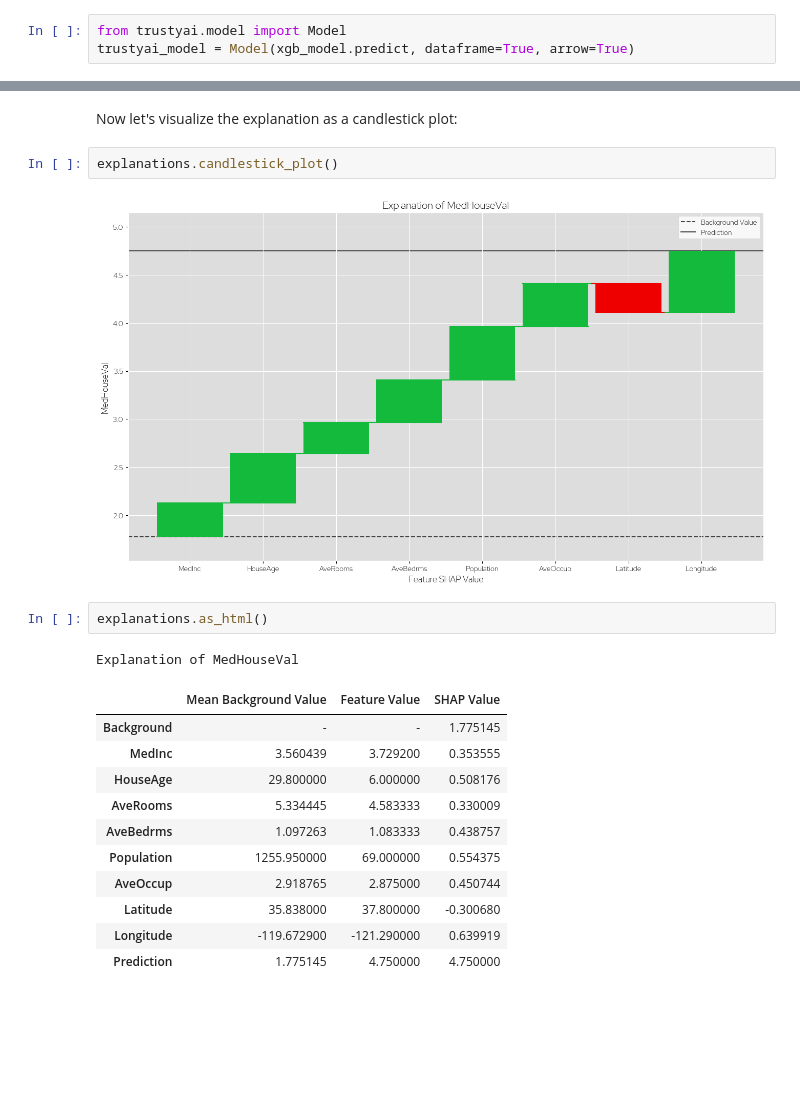
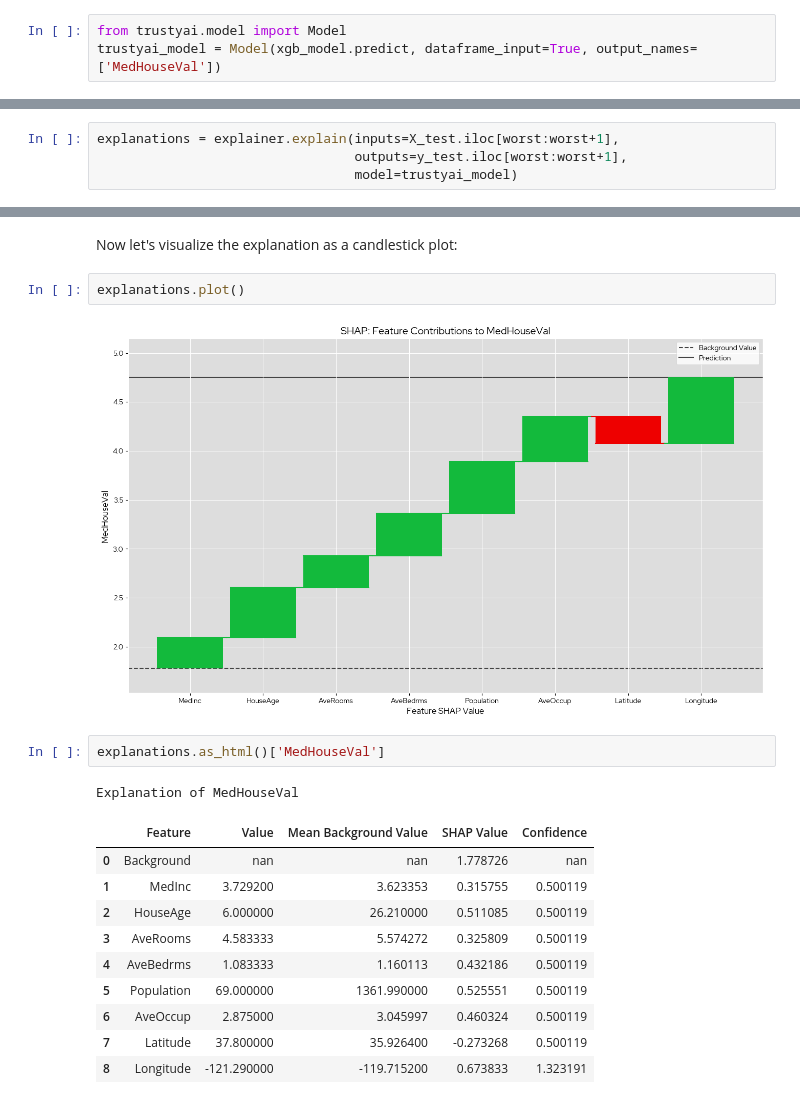
Before and after one commit to trustyai-explainability/trustyai-explainability-python-examples, a Jupyter notebook: examples/SHAP.ipynb, the cells around one changed output, grey strips where cells are left out. Drawn from its saved outputs; the diff is of its cells as text; blank space fills up the shorter version.

```diff
--- a/examples/SHAP.ipynb
+++ b/examples/SHAP.ipynb
@@ -93,7 +85,7 @@ We then call the `get_as_prediction_provider`
 function on the ArrowModel, to which we pass an example datapoint to use as a template for our data conversions. Make sure this template point has the same schema (i.e., feature names and types) as all the other points you plan on passing to the model!
 # %%
 from trustyai.model import Model
-trustyai_model = Model(xgb_model.predict, dataframe=True, arrow=True)
+trustyai_model = Model(xgb_model.predict, dataframe_input=True, output_names=['MedHouseVal'])
 # %% [markdown]
 With our model successfully wrapped, we can create our SHAP explainer. To do this we need to specify a *background dataset*, a small $(\le100)$ set of representative examples of the model's input. We'll use the first 100 training points as our background dataset.
 # %%
@@ -114,3 +98,7 @@ WARNING: All illegal access operations will be denied in a future release
+# %%
+explanations = explainer.explain(inputs=X_test.iloc[worst:worst+1],
+                                 outputs=y_test.iloc[worst:worst+1],
+                                 model=trustyai_model)
 # %% [markdown]
 ## Visualizing SHAP Values
 # %% [markdown]
@@ -135,21 +122,20 @@ Feature values in red/green indicate a lower/higher value than the average backg
 # %% [markdown]
 Now let's visualize the explanation as a candlestick plot:
 # %%
-explanations.candlestick_plot()
+explanations.plot()
 # %% [output]
-[figure, old version]
+[figure, new version]
 # %%
-explanations.as_html()
+explanations.as_html()['MedHouseVal']
 # %% [output]
 Explanation of MedHouseVal
-|  | Mean Background Value | Feature Value | SHAP Value |
-| Background | - | - | 1.775145 |
-| MedInc | 3.560439 | 3.729200 | 0.353555 |
-| HouseAge | 29.800000 | 6.000000 | 0.508176 |
-| AveRooms | 5.334445 | 4.583333 | 0.330009 |
-| AveBedrms | 1.097263 | 1.083333 | 0.438757 |
-| Population | 1255.950000 | 69.000000 | 0.554375 |
-| AveOccup | 2.918765 | 2.875000 | 0.450744 |
-| Latitude | 35.838000 | 37.800000 | -0.300680 |
-| Longitude | -119.672900 | -121.290000 | 0.639919 |
-| Prediction | 1.775145 | 4.750000 | 4.750000 |
+|  | Feature | Value | Mean Background Value | SHAP Value | Confidence |
+| 0 | Background | nan | nan | 1.778726 | nan |
+| 1 | MedInc | 3.729200 | 3.623353 | 0.315755 | 0.500119 |
+| 2 | HouseAge | 6.000000 | 26.210000 | 0.511085 | 0.500119 |
+| 3 | AveRooms | 4.583333 | 5.574272 | 0.325809 | 0.500119 |
+| 4 | AveBedrms | 1.083333 | 1.160113 | 0.432186 | 0.500119 |
+| 5 | Population | 69.000000 | 1361.990000 | 0.525551 | 0.500119 |
+| 6 | AveOccup | 2.875000 | 3.045997 | 0.460324 | 0.500119 |
+| 7 | Latitude | 37.800000 | 35.926400 | -0.273268 | 0.500119 |
+| 8 | Longitude | -121.290000 | -119.715200 | 0.673833 | 1.323191 |
```
Also changed, not shown: parts of 6 cells of this notebook, 7 other files.
